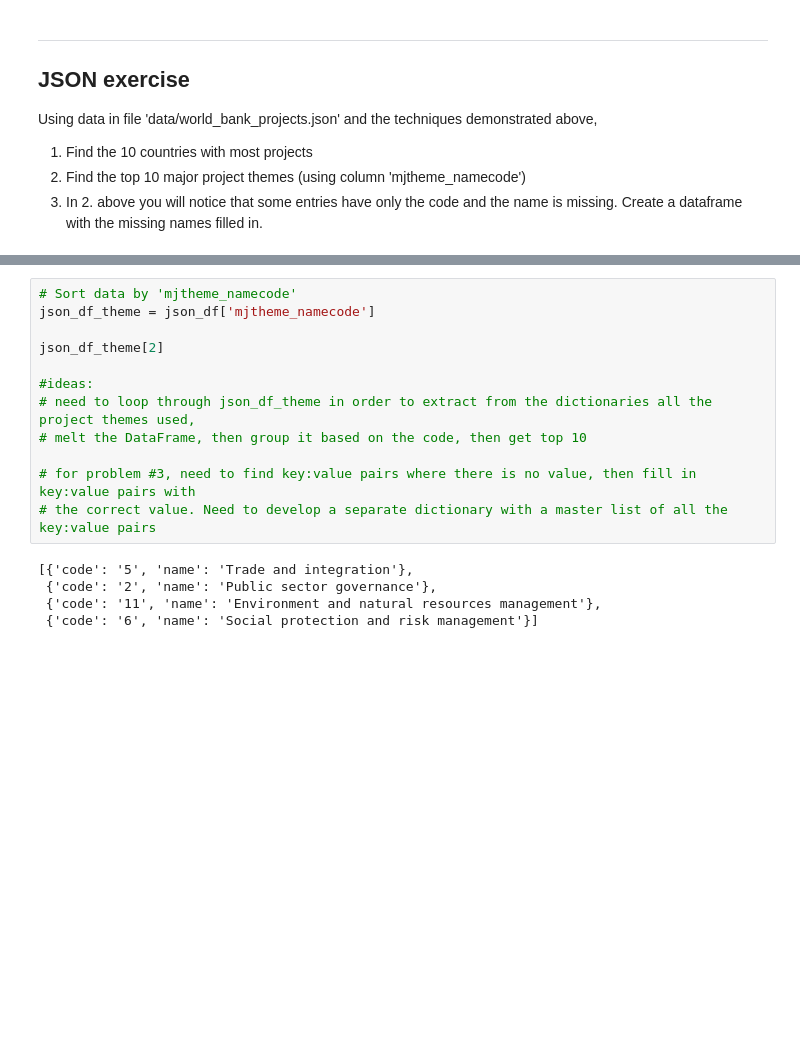
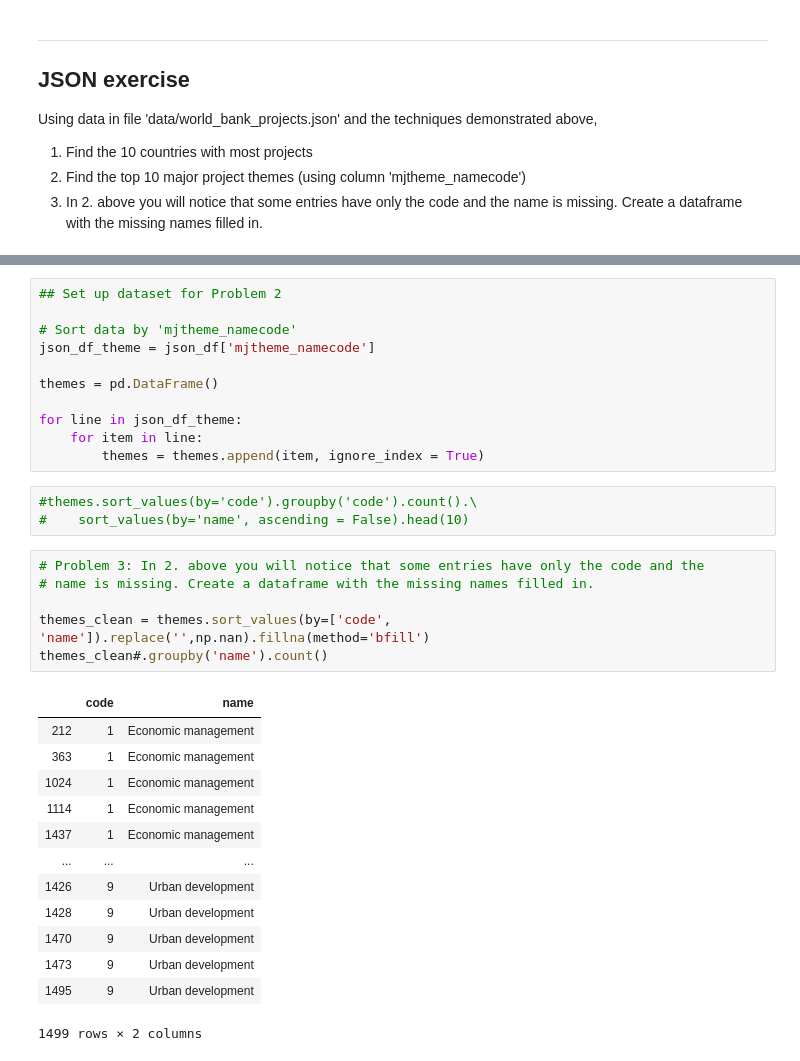
Before and after one commit to jeromegonzaga/JSON_Based_Data_Exercise, a Jupyter notebook: sliderule_dsi_json_exercise.ipynb, the cells around one changed output, grey strips where cells are left out. Drawn from its saved outputs; the diff is of its cells as text; blank space fills up the shorter version.

```diff
--- a/sliderule_dsi_json_exercise.ipynb
+++ b/sliderule_dsi_json_exercise.ipynb
@@ -141,20 +148,37 @@ Num_Projects
 12                         Kingdom of Morocco
 11                     Republic of Mozambique
 11                                     Africa
-# %%
-# Sort data by 'mjtheme_namecode'
-json_df_theme = json_df['mjtheme_namecode']
-
-json_df_theme[2]
-
-#ideas:
-# need to loop through json_df_theme in order to extract from the dictionaries all the project themes used,
-# melt the DataFrame, then group it based on the code, then get top 10
-
-# for problem #3, need to find key:value pairs where there is no value, then fill in key:value pairs with
-# the correct value. Need to develop a separate dictionary with a master list of all the key:value pairs
-# %% [output]
-[{'code': '5', 'name': 'Trade and integration'},
- {'code': '2', 'name': 'Public sector governance'},
- {'code': '11', 'name': 'Environment and natural resources management'},
- {'code': '6', 'name': 'Social protection and risk management'}]
+# %%
+## Set up dataset for Problem 2
+
+# Sort data by 'mjtheme_namecode'
+json_df_theme = json_df['mjtheme_namecode']
+
+themes = pd.DataFrame()
+
+for line in json_df_theme:
+    for item in line:
+        themes = themes.append(item, ignore_index = True)
+# %%
+#themes.sort_values(by='code').groupby('code').count().\
+#    sort_values(by='name', ascending = False).head(10)
+# %%
+# Problem 3: In 2. above you will notice that some entries have only the code and the
+# name is missing. Create a dataframe with the missing names filled in.
+
+themes_clean = themes.sort_values(by=['code', 'name']).replace('',np.nan).fillna(method='bfill')
+themes_clean#.groupby('name').count()
+# %% [output]
+|  | code | name |
+| 212 | 1 | Economic management |
+| 363 | 1 | Economic management |
+| 1024 | 1 | Economic management |
+| 1114 | 1 | Economic management |
+| 1437 | 1 | Economic management |
+| ... | ... | ... |
+| 1426 | 9 | Urban development |
+| 1428 | 9 | Urban development |
+| 1470 | 9 | Urban development |
+| 1473 | 9 | Urban development |
+| 1495 | 9 | Urban development |
+1499 rows × 2 columns
```
Also changed, not shown: parts of 6 cells of this notebook, 2 other files.
